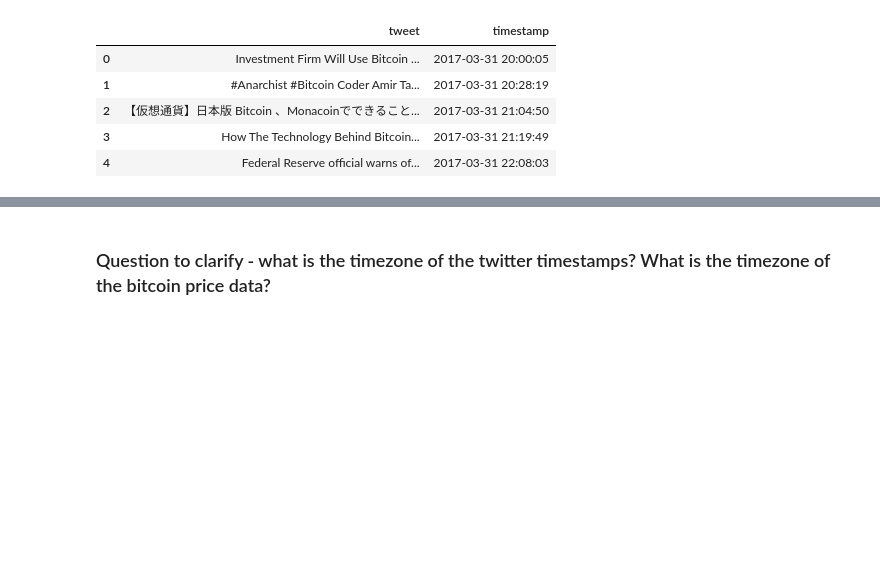
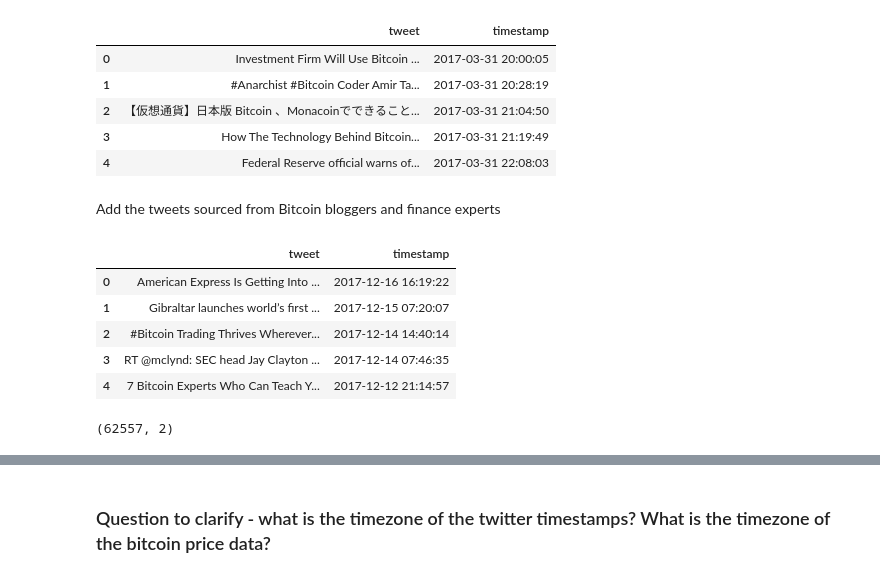
Before and after one commit to Liam-O/Data620, a Jupyter notebook: FinalProject/getting_btc_price.ipynb, the cells around one changed output, grey strips where cells are left out. Drawn from its saved outputs; the diff is of its cells as text; code cells hidden in the pictures; blank space fills up the shorter version.

```diff
--- a/FinalProject/getting_btc_price.ipynb
+++ b/FinalProject/getting_btc_price.ipynb
@@ -233,3 +233,22 @@ twt.head(5)
 | 2 | 【仮想通貨】日本版 Bitcoin 、Monacoinでできること... | 2017-03-31 21:04:50 |
 | 3 | How The Technology Behind Bitcoin... | 2017-03-31 21:19:49 |
 | 4 | Federal Reserve official warns of... | 2017-03-31 22:08:03 |
+# %% [markdown]
+Add the tweets sourced from Bitcoin bloggers and finance experts
+# %%
+twt_path_1 = "data/tweepy_tweets.csv"
+twt_1 = pd.read_csv(twt_path_1)
+twt_1.head(5)
+# %% [output]
+|  | tweet | timestamp |
+| 0 | American Express Is Getting Into ... | 2017-12-16 16:19:22 |
+| 1 | Gibraltar launches world’s first ... | 2017-12-15 07:20:07 |
+| 2 | #Bitcoin Trading Thrives Wherever... | 2017-12-14 14:40:14 |
+| 3 | RT @mclynd: SEC head Jay Clayton ... | 2017-12-14 07:46:35 |
+| 4 | 7 Bitcoin Experts Who Can Teach Y... | 2017-12-12 21:14:57 |
+# %%
+# Union the two datasources
+twt = pd.concat([twt, twt_1],axis=0,ignore_index=True)
+twt.shape
+# %% [output]
+(62557, 2)
```
Also changed, not shown: parts of 16 cells of this notebook, 1 other file.
